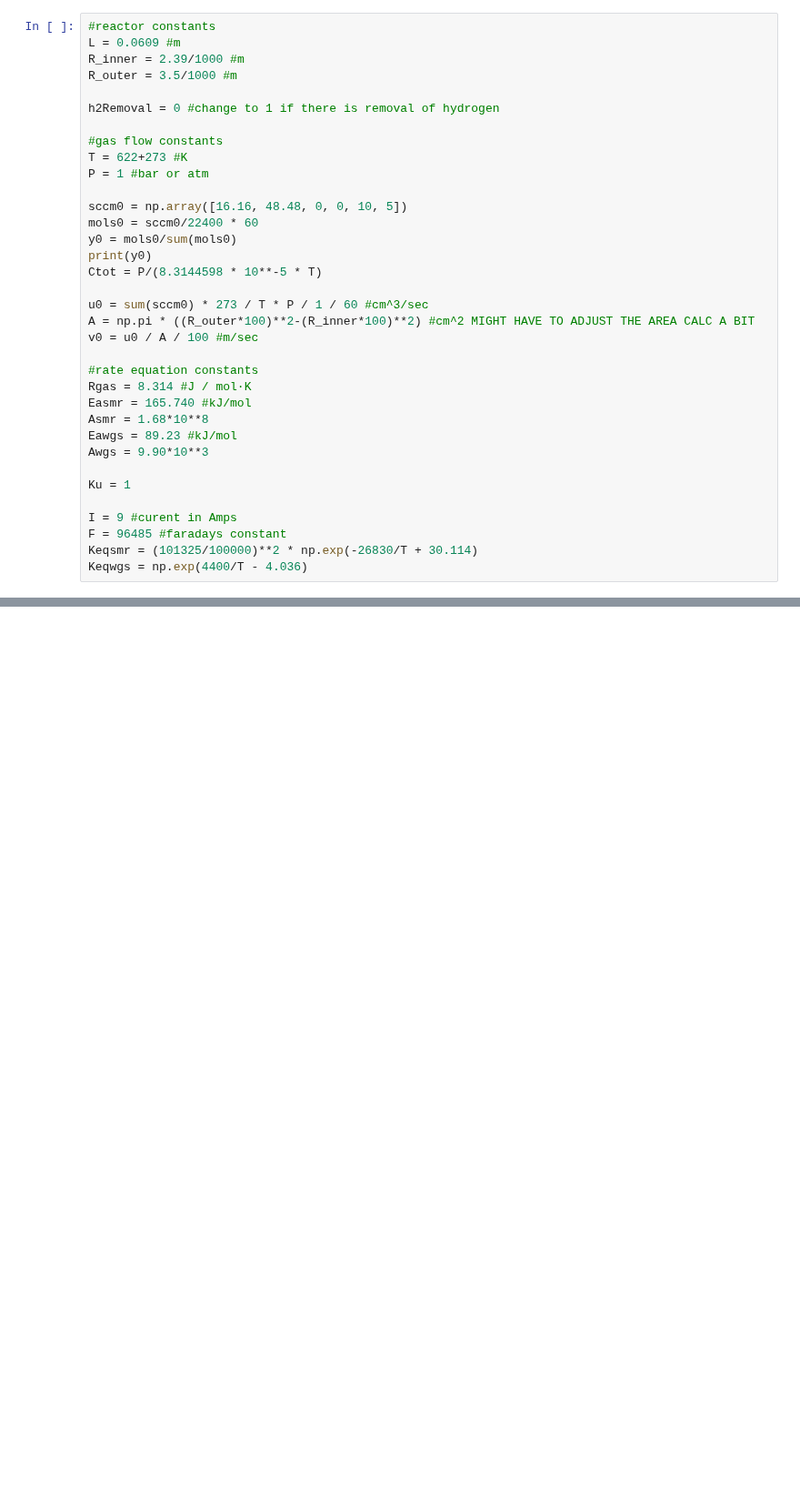
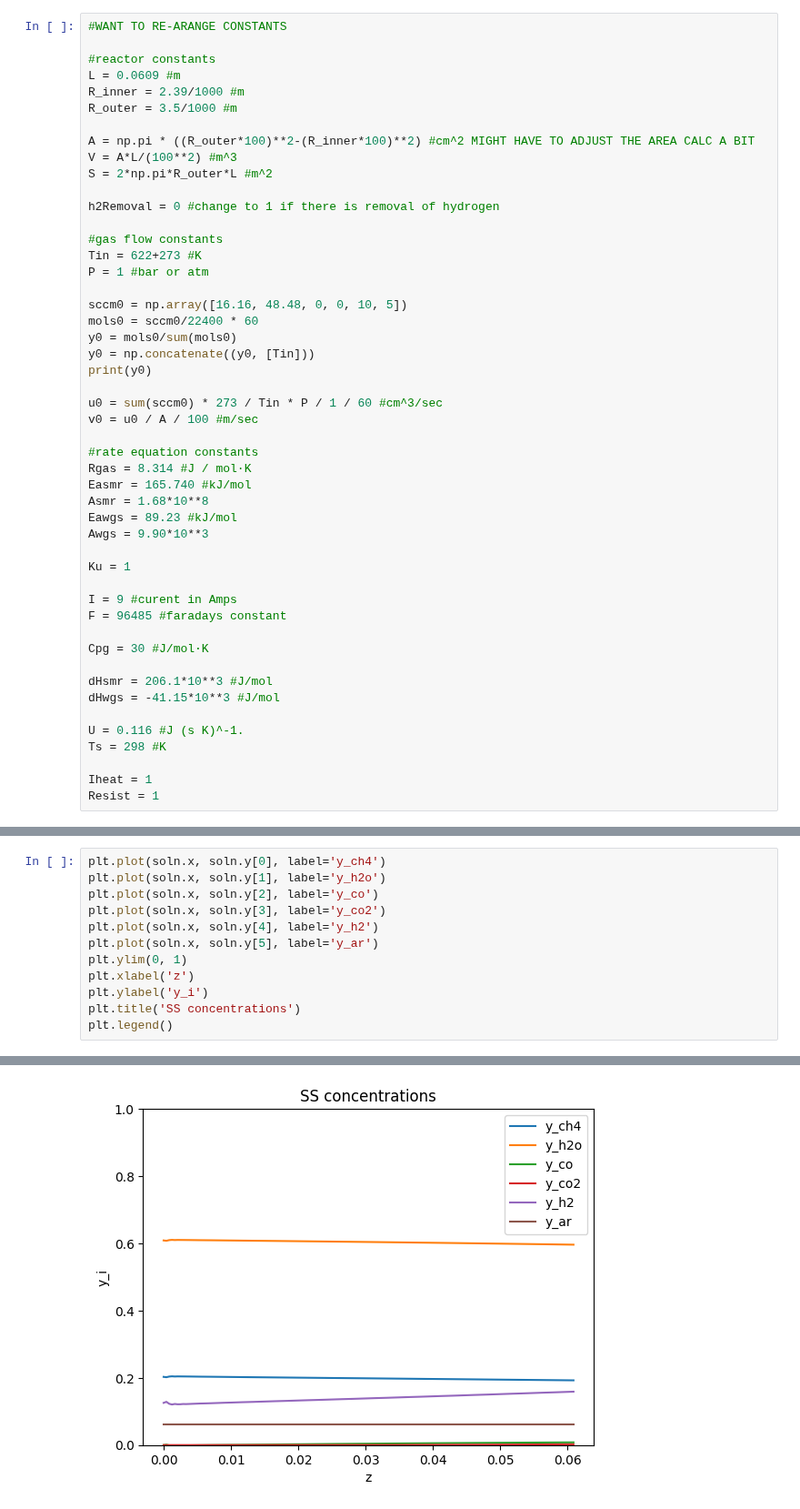
Before and after one commit to alexander-gbu/PMRModel, a Jupyter notebook: Scipy1DSS.ipynb, the cells around one changed output, grey strips where cells are left out. Shown at 91% size. Cells and saved outputs as stored; diff of their text form; blank space fills up the shorter version.

```diff
--- a/Scipy1DSS.ipynb
+++ b/Scipy1DSS.ipynb
@@ -15,25 +8,30 @@ from scipy.integrate import solve_bvp
 import numpy as np
 import matplotlib.pyplot as plt
 # %%
+#WANT TO RE-ARANGE CONSTANTS
+
 #reactor constants
 L = 0.0609 #m
 R_inner = 2.39/1000 #m
 R_outer = 3.5/1000 #m
 
+A = np.pi * ((R_outer*100)**2-(R_inner*100)**2) #cm^2 MIGHT HAVE TO ADJUST THE AREA CALC A BIT
+V = A*L/(100**2) #m^3
+S = 2*np.pi*R_outer*L #m^2
+
 h2Removal = 0 #change to 1 if there is removal of hydrogen
 
 #gas flow constants
-T = 622+273 #K
+Tin = 622+273 #K
 P = 1 #bar or atm
 
 sccm0 = np.array([16.16, 48.48, 0, 0, 10, 5])
 mols0 = sccm0/22400 * 60
 y0 = mols0/sum(mols0)
+y0 = np.concatenate((y0, [Tin]))
 print(y0)
-Ctot = P/(8.3144598 * 10**-5 * T)
 
-u0 = sum(sccm0) * 273 / T * P / 1 / 60 #cm^3/sec
-A = np.pi * ((R_outer*100)**2-(R_inner*100)**2) #cm^2 MIGHT HAVE TO ADJUST THE AREA CALC A BIT
+u0 = sum(sccm0) * 273 / Tin * P / 1 / 60 #cm^3/sec
 v0 = u0 / A / 100 #m/sec
 
 #rate equation constants
@@ -47,6 +45,15 @@ Ku = 1
 
 I = 9 #curent in Amps
 F = 96485 #faradays constant
-Keqsmr = (101325/100000)**2 * np.exp(-26830/T + 30.114)
-Keqwgs = np.exp(4400/T - 4.036)
+
+Cpg = 30 #J/mol·K
+
+dHsmr = 206.1*10**3 #J/mol
+dHwgs = -41.15*10**3 #J/mol
+
+U = 0.116 #J (s K)^-1.
+Ts = 298 #K
+
+Iheat = 1
+Resist = 1
 # %% [output]
@@ -113,0 +136,13 @@ plt.legend()
+# %%
+plt.plot(soln.x, soln.y[0], label='y_ch4')
+plt.plot(soln.x, soln.y[1], label='y_h2o')
+plt.plot(soln.x, soln.y[2], label='y_co')
+plt.plot(soln.x, soln.y[3], label='y_co2')
+plt.plot(soln.x, soln.y[4], label='y_h2')
+plt.plot(soln.x, soln.y[5], label='y_ar')
+plt.ylim(0, 1)
+plt.xlabel('z')
+plt.ylabel('y_i')
+plt.title('SS concentrations')
+plt.legend()
+# %% [output]
@@ -113,0 +150 @@ plt.legend()
+[figure, added]
```
Also changed, not shown: parts of 5 cells of this notebook, 1 other file.
